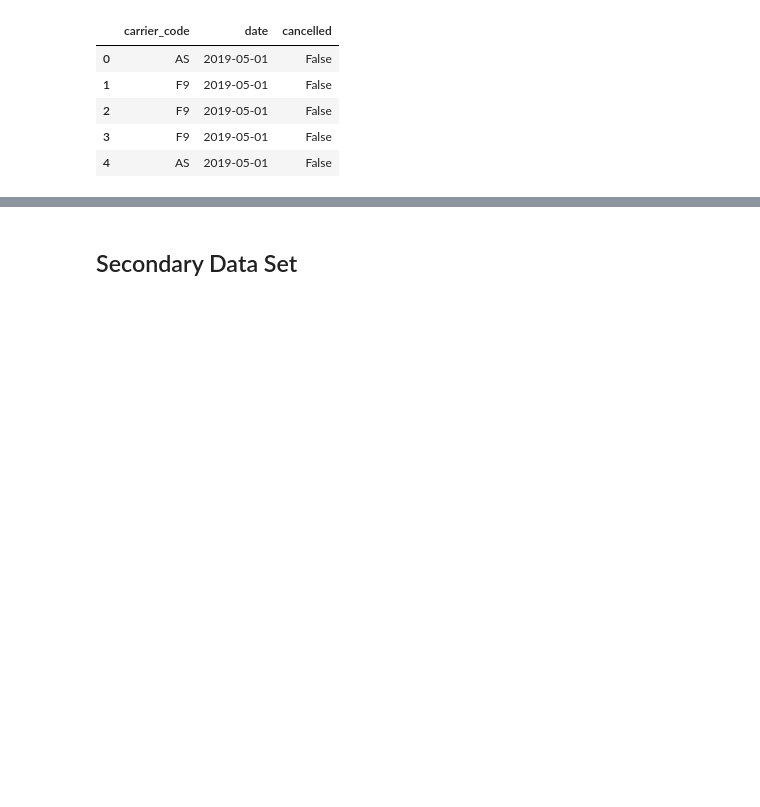
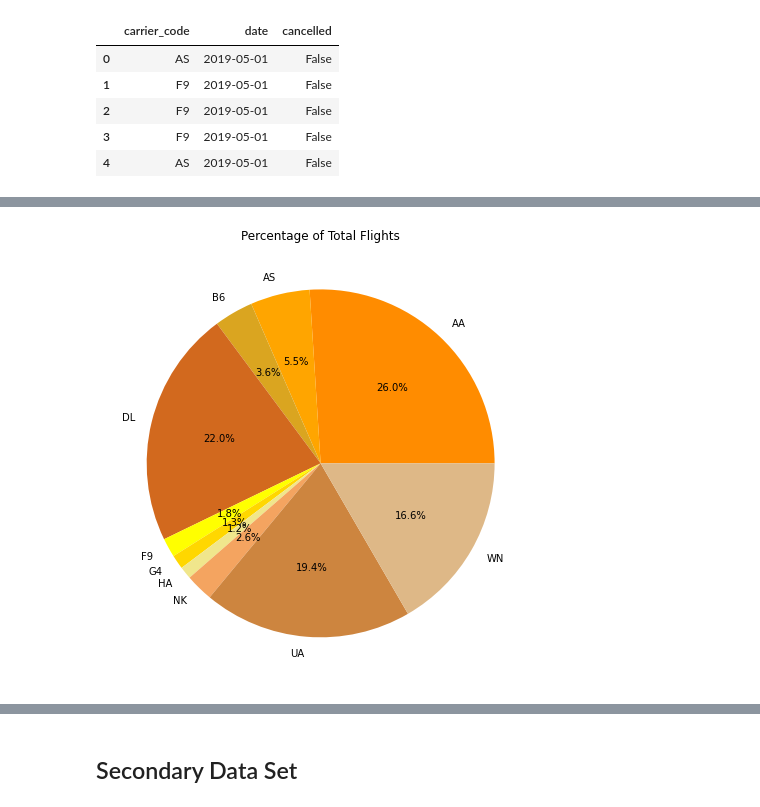
Before and after one commit to Bdataplanet/To_fly_or_not_to_fly, a Jupyter notebook: Visualizations/dataviz_seg2.ipynb, the cells around one changed output, grey strips where cells are left out. Saved outputs shown, nothing was run; the diff lists cells and outputs as text; code cells hidden in the pictures; blank space fills up the shorter version.

```diff
--- a/Visualizations/dataviz_seg2.ipynb
+++ b/Visualizations/dataviz_seg2.ipynb
@@ -441,0 +484,16 @@ KeyError: False
+# %%
+# Get percentage of total flights each airline makes up.
+AA_percentage = ((carrier_total_flights[0])/(simple_viz_df["carrier_code"].count()))*100
+AS_percentage = ((carrier_total_flights[1])/(simple_viz_df["carrier_code"].count()))*100
+B6_percentage = ((carrier_total_flights[2])/(simple_viz_df["carrier_code"].count()))*100
+DL_percentage = ((carrier_total_flights[3])/(simple_viz_df["carrier_code"].count()))*100
+F9_percentage = ((carrier_total_flights[4])/(simple_viz_df["carrier_code"].count()))*100
+G4_percentage = ((carrier_total_flights[5])/(simple_viz_df["carrier_code"].count()))*100
+HA_percentage = ((carrier_total_flights[6])/(simple_viz_df["carrier_code"].count()))*100
+NK_percentage = ((carrier_total_flights[7])/(simple_viz_df["carrier_code"].count()))*100
+UA_percentage = ((carrier_total_flights[8])/(simple_viz_df["carrier_code"].count()))*100
+WN_percentage = ((carrier_total_flights[9])/(simple_viz_df["carrier_code"].count()))*100
+
+# Put the percentages into a list
+carrier_percentages = [AA_percentage, AS_percentage, B6_percentage, DL_percentage, F9_percentage, G4_percentage, HA_percentage, NK_percentage, UA_percentage, WN_percentage]
+carrier_percentages
@@ -441,0 +511,25 @@ KeyError: False
+# %%
+# Create a Pie Chart of percentage of flights by airline
+y_axis = carrier_percentages
+x_axis = carrier_list
+
+colors = ["darkorange",
+          "orange",
+          "goldenrod",
+          "chocolate",
+          "yellow",
+          "gold",
+          "khaki",
+          "sandybrown",
+          "peru",
+          "burlywood"]
+plt.subplots(figsize=(8,8))
+plt.title("Percentage of Total Flights")
+plt.pie(y_axis, labels=x_axis, autopct='%.1f%%', colors=colors)
+
+# Save the plot
+plt.savefig("../resources/images/flight_percent_per_airline.png", bbox="tight", pad_inches=2, transparent="true")
+
+plt.show()
+# %% [output]
+[figure, added]
```
Also changed, not shown: parts of 8 cells of this notebook, 4 other files.
